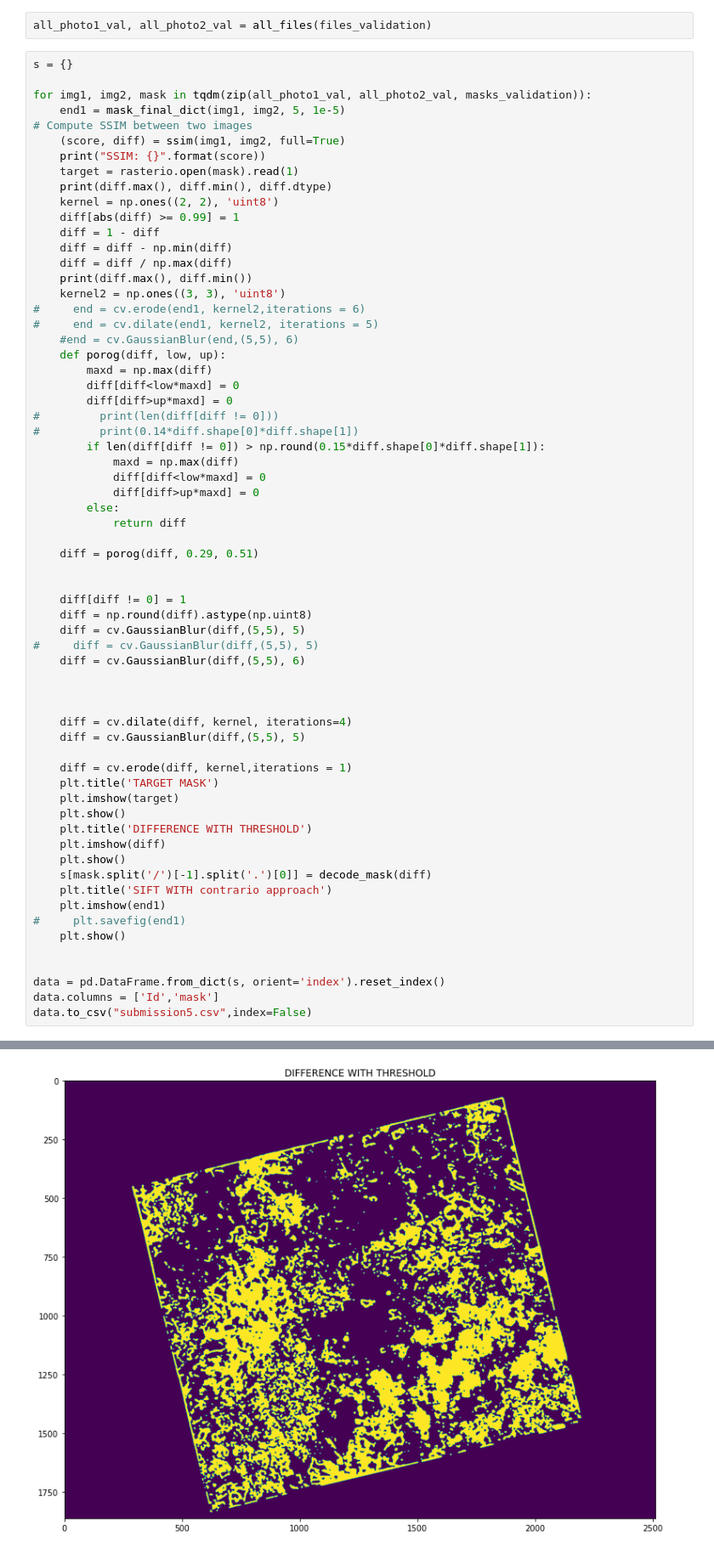
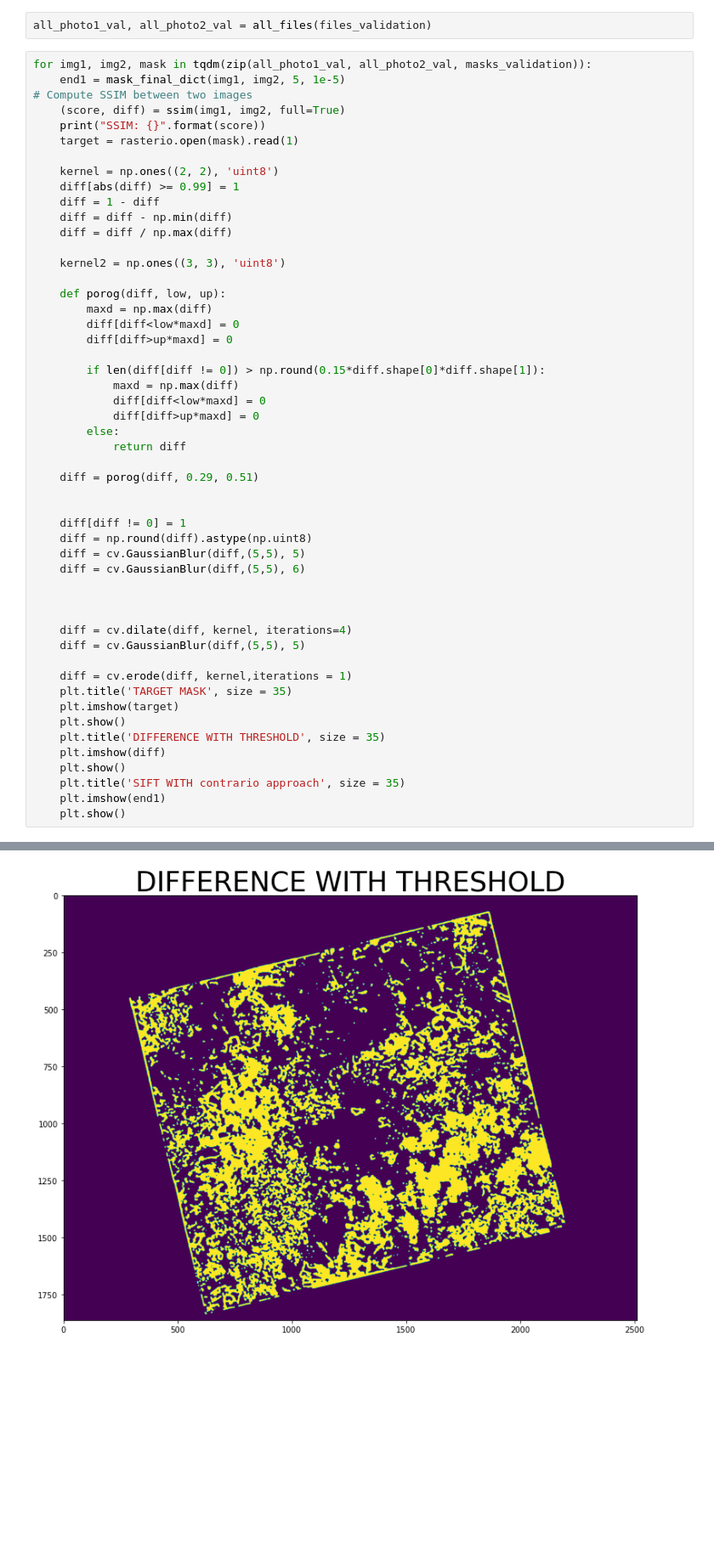
Before and after one commit to masha-astro/RosCosmos_Kaggle, a Jupyter notebook: Notebooks/Kaggle_Roscosmos.ipynb, the cells around one changed output, grey strips where cells are left out. Shown at 85% size. Cells and saved outputs as stored; diff of their text form; blank space fills up the shorter version.

```diff
--- a/Notebooks/Kaggle_Roscosmos.ipynb
+++ b/Notebooks/Kaggle_Roscosmos.ipynb
@@ -396,31 +72,26 @@ def decode_mask(mask):
 # %%
 all_photo1_val, all_photo2_val = all_files(files_validation)
 # %%
-s = {}
-
 for img1, img2, mask in tqdm(zip(all_photo1_val, all_photo2_val, masks_validation)):
     end1 = mask_final_dict(img1, img2, 5, 1e-5)
 # Compute SSIM between two images
     (score, diff) = ssim(img1, img2, full=True)
     print("SSIM: {}".format(score))
     target = rasterio.open(mask).read(1)
-    print(diff.max(), diff.min(), diff.dtype)
+
     kernel = np.ones((2, 2), 'uint8')
     diff[abs(diff) >= 0.99] = 1
     diff = 1 - diff
     diff = diff - np.min(diff)
     diff = diff / np.max(diff)
-    print(diff.max(), diff.min())
+
     kernel2 = np.ones((3, 3), 'uint8')
-#     end = cv.erode(end1, kernel2,iterations = 6)
-#     end = cv.dilate(end1, kernel2, iterations = 5)
-    #end = cv.GaussianBlur(end,(5,5), 6)
+
     def porog(diff, low, up):
         maxd = np.max(diff)
         diff[diff<low*maxd] = 0
         diff[diff>up*maxd] = 0
-#         print(len(diff[diff != 0]))
-#         print(0.14*diff.shape[0]*diff.shape[1])
+
         if len(diff[diff != 0]) > np.round(0.15*diff.shape[0]*diff.shape[1]):
             maxd = np.max(diff)
             diff[diff<low*maxd] = 0
@@ -434,7 +105,6 @@ for img1, img2, mask in tqdm(zip(all_photo1_val, all_photo2_val, masks_validatio
     diff[diff != 0] = 1
     diff = np.round(diff).astype(np.uint8)
     diff = cv.GaussianBlur(diff,(5,5), 5)
-#     diff = cv.GaussianBlur(diff,(5,5), 5)
     diff = cv.GaussianBlur(diff,(5,5), 6)
 
 
@@ -443,21 +113,14 @@ for img1, img2, mask in tqdm(zip(all_photo1_val, all_photo2_val, masks_validatio
     diff = cv.GaussianBlur(diff,(5,5), 5)
 
     diff = cv.erode(diff, kernel,iterations = 1)
-    plt.title('TARGET MASK')
+    plt.title('TARGET MASK', size = 35)
     plt.imshow(target)
     plt.show()
-    plt.title('DIFFERENCE WITH THRESHOLD')
+    plt.title('DIFFERENCE WITH THRESHOLD', size = 35)
     plt.imshow(diff)
     plt.show()
-    s[mask.split('/')[-1].split('.')[0]] = decode_mask(diff)
-    plt.title('SIFT WITH contrario approach')
+    plt.title('SIFT WITH contrario approach', size = 35)
     plt.imshow(end1)
-#     plt.savefig(end1)
     plt.show()
-
-
-data = pd.DataFrame.from_dict(s, orient='index').reset_index()
-data.columns = ['Id','mask']
-data.to_csv("submission5.csv",index=False)
 # %% [output]
 SSIM: 0.7840320564044985
@@ -467 +128 @@ SSIM: 0.7840320564044985
-[figure, old version]
+[figure, new version]
```
Also changed, not shown: parts of 4 cells of this notebook.
